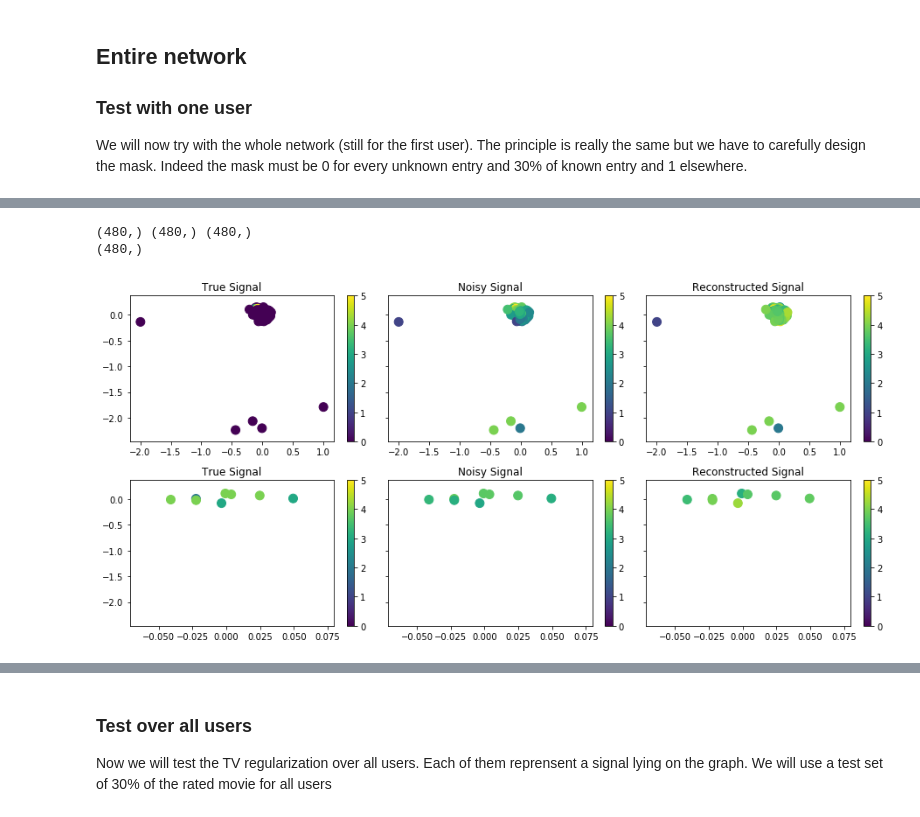
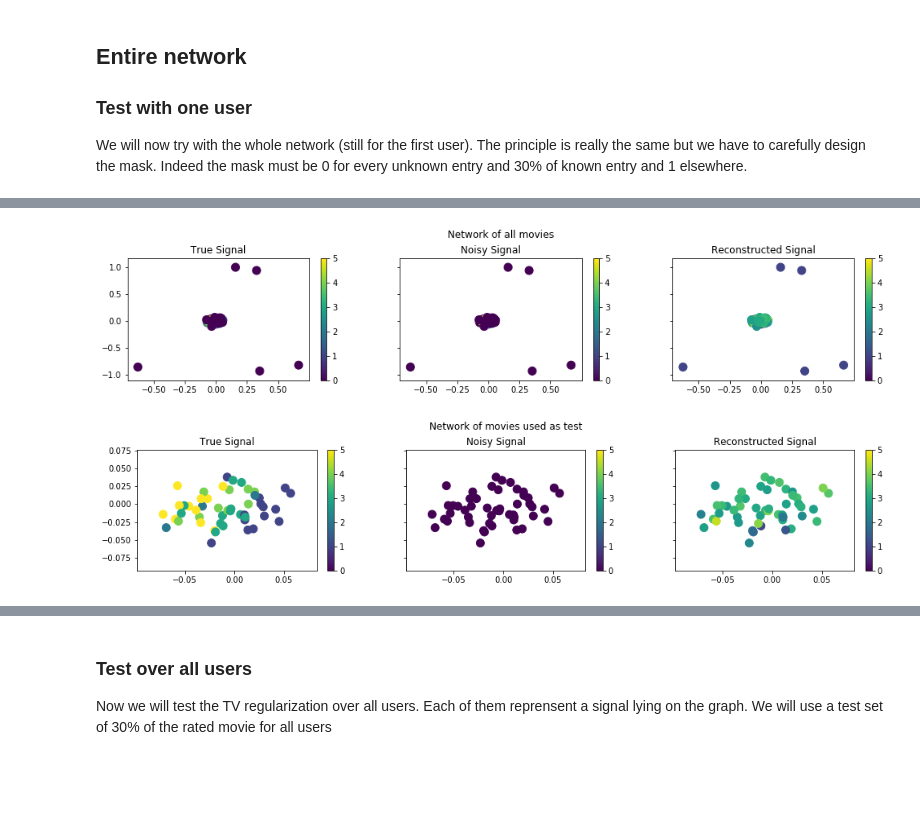
Before and after one commit to Lambo97/MovieRecommendation, a Jupyter notebook: src/tv_regularization2.ipynb, the cells around one changed output, grey strips where cells are left out. Drawn from its saved outputs; the diff is of its cells as text; code cells hidden in the pictures; blank space fills up the shorter version.

```diff
--- a/src/tv_regularization2.ipynb
+++ b/src/tv_regularization2.ipynb
@@ -202,10 +229,0 @@ We perform better than the dummy program !
-# %%
-test_true = signal * inverse_mask
-test_true = test_true[test_true != 0]
-
-test_reconstructed = inverse_mask * mean_sig
-test_reconstructed = test_reconstructed[test_reconstructed != 0]
-
-# we compute the mean squared error only between the ratings we didn't know
-dummy_error = np.sqrt(mean_squared_error(test_true, test_reconstructed))
-print("Dummy RMSE : ", dummy_error)
@@ -275,8 +291,8 @@ We can see that
 
 We will now try with the whole network (still for the first user). The principle is really the same but we have to carefully design the mask. Indeed the mask must be 0 for every unknown entry and 30% of known entry and 1 elsewhere.
 # %%
-u_ii = 2
-signal = ratings.loc[u_ii]
+user_id = 13
+signal = ratings.loc[user_id]
 # %%
 # Laod graph
 G = graphs.Graph(adjacency)
@@ -298,6 +314,7 @@ def create_mask(signal, valid_percent, test_percent):
     return mask, validation_mask, test_mask
 # %%
 # create mask
+mean_signal = compute_mean_signal(ratings, user_id)
 mask, validation_mask, test_mask = create_mask(signal, 0.2, 0.2)
 noisy_validation = signal * mask
 noisy_validation = noisy_validation + mean_signal * (mask * -1 + 1)
@@ -331,7 +348,7 @@ for gamma in interval:
 # %%
 # retrain using train and validation data
 mask += validation_mask
-best_gamma = 6
+best_gamma = 13
 noisy_test = signal * mask
 noisy_test = noisy_test + mean_signal * (mask * -1 + 1)
 reconstructed = np.clip(tv_reg(G, noisy_test, mask, gamma=best_gamma), 1, 5)
@@ -387,25 +376,30 @@ print(np.average(errors))
 # %%
-fig, [(ax1, ax2, ax3), (axl1, axl2, axl3)] = plt.subplots(2, 3, sharey=True, figsize=(13, 6))
+fig, [ax1, ax2, ax3] = plt.subplots(1, 3, sharey=True, figsize=(17, 3))
 limits = [0, 5]
-_ = G.plot_signal(signal, ax=ax1, limits=limits, plot_name='True Signal')
-_ = G.plot_signal(noisy_test, ax=ax2, limits=limits, plot_name='Noisy Signal')
-_ = G.plot_signal(reconstructed, ax=ax3, limits=limits, plot_name='Reconstructed Signal')
+G.plot_signal(signal, ax=ax1, limits=limits, plot_name='True Signal')
+G.plot_signal(noisy_test, ax=ax2, limits=limits, plot_name='Noisy Signal', show_edges = False)
+G.plot_signal(reconstructed, ax=ax3, limits=limits, plot_name='Reconstructed Signal', show_edges= False)
+plt.suptitle("Network of all movies")
+plt.savefig(RESULT_PATH+'prediction_entire_network.eps')
+plt.subplots_adjust(top=0.82)
+plt.show()
 
-print(signal.shape, noisy_test.shape, reconstructed.shape)
-print(validation_mask.shape)
 signal_red = signal.copy()
 signal_red[test_mask == 0] = np.nan
 noisy_red = noisy_test.copy()
 noisy_red[test_mask  == 0] = np.nan
 reconstructed_red = reconstructed.copy()
 reconstructed_red[test_mask == 0] = np.nan
 
-_ = G.plot_signal(signal_red, ax=axl1, limits=limits, plot_name='True Signal', show_edges = False)
-_ = G.plot_signal(noisy_red, ax=axl2, limits=limits, plot_name='Noisy Signal', show_edges = False)
-_ = G.plot_signal(reconstructed_red, ax=axl3, limits=limits, plot_name='Reconstructed Signal', show_edges = False)
-
-_ = fig.tight_layout()
+fig, [ax1, ax2, ax3] = plt.subplots(1, 3, sharey=True, figsize=(17, 3))
+limits = [0, 5]
+G.plot_signal(signal_red, ax=ax1, limits=limits, plot_name='True Signal')
+G.plot_signal(noisy_red, ax=ax2, limits=limits, plot_name='Noisy Signal', show_edges = False)
+G.plot_signal(reconstructed_red, ax=ax3, limits=limits, plot_name='Reconstructed Signal', show_edges= False)
+plt.suptitle("Network of movies used as test")
+plt.savefig(RESULT_PATH+'prediction_entirer_network_test.eps')
+plt.subplots_adjust(top=0.82)
+plt.show()
 # %% [output]
-(480,) (480,) (480,)
-(480,)
-[figure, old version]
+[figure, new version]
+[figure, added]
```
Also changed, not shown: parts of 28 cells of this notebook, 2 other files.
